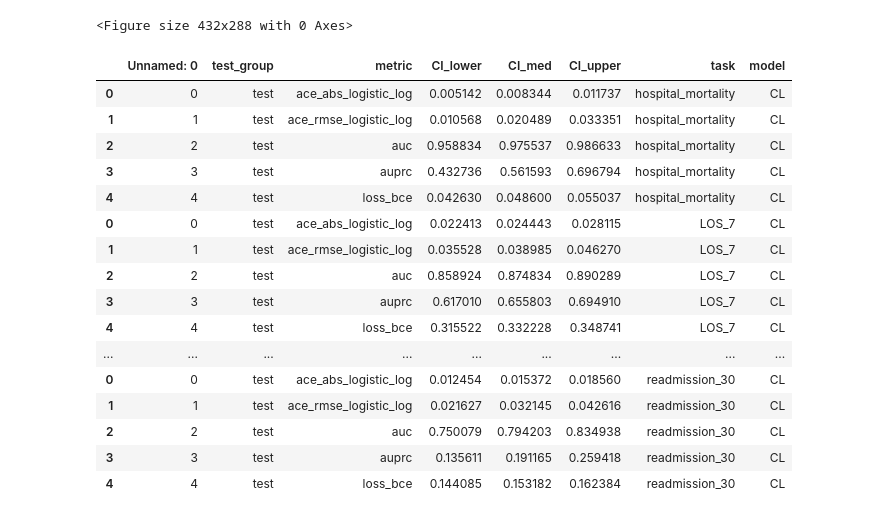
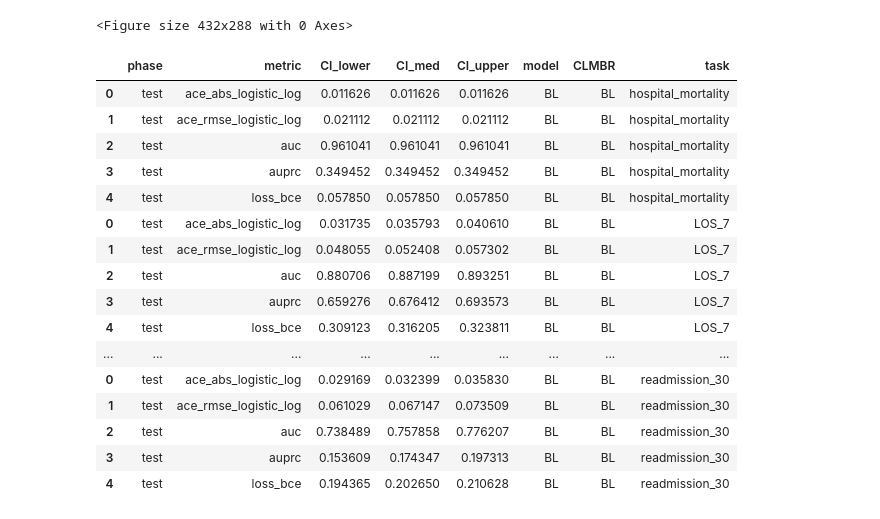
Before and after one commit to som-shahlab/CLMBR-contrastive-learning, a Jupyter notebook: experiments/main/notebooks/plot_evaluation.ipynb, the cells around one changed output. Cells and saved outputs as stored; diff of their text form; code cells hidden in the pictures.

```diff
--- a/experiments/main/notebooks/plot_evaluation.ipynb
+++ b/experiments/main/notebooks/plot_evaluation.ipynb
@@ -45,0 +54,20 @@ y_axis = {
+# %%
+bl_df.query('phase == "test"')
+# %% [output]
+|  | phase | metric | CI_lower | CI_med | CI_upper | model | CLMBR | task |
+| 0 | test | ace_abs_logistic_log | 0.011626 | 0.011626 | 0.011626 | BL | BL | hospital_mortality |
+| 1 | test | ace_rmse_logistic_log | 0.021112 | 0.021112 | 0.021112 | BL | BL | hospital_mortality |
+| 2 | test | auc | 0.961041 | 0.961041 | 0.961041 | BL | BL | hospital_mortality |
+| 3 | test | auprc | 0.349452 | 0.349452 | 0.349452 | BL | BL | hospital_mortality |
+| 4 | test | loss_bce | 0.057850 | 0.057850 | 0.057850 | BL | BL | hospital_mortality |
+| 0 | test | ace_abs_logistic_log | 0.031735 | 0.035793 | 0.040610 | BL | BL | LOS_7 |
+| 1 | test | ace_rmse_logistic_log | 0.048055 | 0.052408 | 0.057302 | BL | BL | LOS_7 |
+| 2 | test | auc | 0.880706 | 0.887199 | 0.893251 | BL | BL | LOS_7 |
+| 3 | test | auprc | 0.659276 | 0.676412 | 0.693573 | BL | BL | LOS_7 |
+| 4 | test | loss_bce | 0.309123 | 0.316205 | 0.323811 | BL | BL | LOS_7 |
+| ... | ... | ... | ... | ... | ... | ... | ... | ... |
+| 0 | test | ace_abs_logistic_log | 0.029169 | 0.032399 | 0.035830 | BL | BL | readmission_30 |
+| 1 | test | ace_rmse_logistic_log | 0.061029 | 0.067147 | 0.073509 | BL | BL | readmission_30 |
+| 2 | test | auc | 0.738489 | 0.757858 | 0.776207 | BL | BL | readmission_30 |
+| 3 | test | auprc | 0.153609 | 0.174347 | 0.197313 | BL | BL | readmission_30 |
+| 4 | test | loss_bce | 0.194365 | 0.202650 | 0.210628 | BL | BL | readmission_30 |
@@ -55,20 +95,0 @@ for task in tasks:
-# %%
-cl_df
-# %% [output]
-|  | Unnamed: 0 | test_group | metric | CI_lower | CI_med | CI_upper | task | model |
-| 0 | 0 | test | ace_abs_logistic_log | 0.005142 | 0.008344 | 0.011737 | hospital_mortality | CL |
-| 1 | 1 | test | ace_rmse_logistic_log | 0.010568 | 0.020489 | 0.033351 | hospital_mortality | CL |
-| 2 | 2 | test | auc | 0.958834 | 0.975537 | 0.986633 | hospital_mortality | CL |
-| 3 | 3 | test | auprc | 0.432736 | 0.561593 | 0.696794 | hospital_mortality | CL |
-| 4 | 4 | test | loss_bce | 0.042630 | 0.048600 | 0.055037 | hospital_mortality | CL |
-| 0 | 0 | test | ace_abs_logistic_log | 0.022413 | 0.024443 | 0.028115 | LOS_7 | CL |
-| 1 | 1 | test | ace_rmse_logistic_log | 0.035528 | 0.038985 | 0.046270 | LOS_7 | CL |
-| 2 | 2 | test | auc | 0.858924 | 0.874834 | 0.890289 | LOS_7 | CL |
-| 3 | 3 | test | auprc | 0.617010 | 0.655803 | 0.694910 | LOS_7 | CL |
-| 4 | 4 | test | loss_bce | 0.315522 | 0.332228 | 0.348741 | LOS_7 | CL |
-| ... | ... | ... | ... | ... | ... | ... | ... | ... |
-| 0 | 0 | test | ace_abs_logistic_log | 0.012454 | 0.015372 | 0.018560 | readmission_30 | CL |
-| 1 | 1 | test | ace_rmse_logistic_log | 0.021627 | 0.032145 | 0.042616 | readmission_30 | CL |
-| 2 | 2 | test | auc | 0.750079 | 0.794203 | 0.834938 | readmission_30 | CL |
-| 3 | 3 | test | auprc | 0.135611 | 0.191165 | 0.259418 | readmission_30 | CL |
-| 4 | 4 | test | loss_bce | 0.144085 | 0.153182 | 0.162384 | readmission_30 | CL |
```
Also changed, not shown: parts of 8 cells of this notebook, 13 other files.
